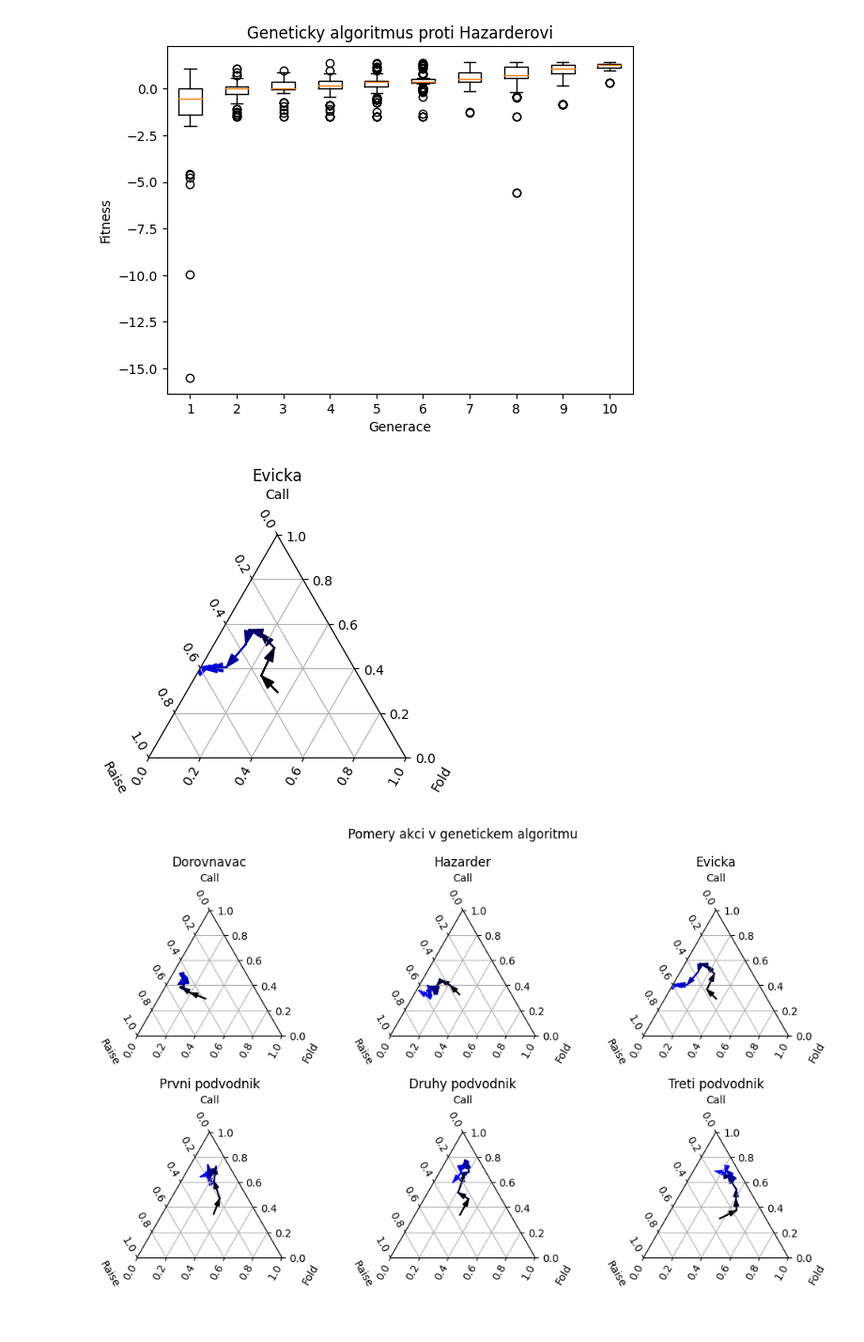
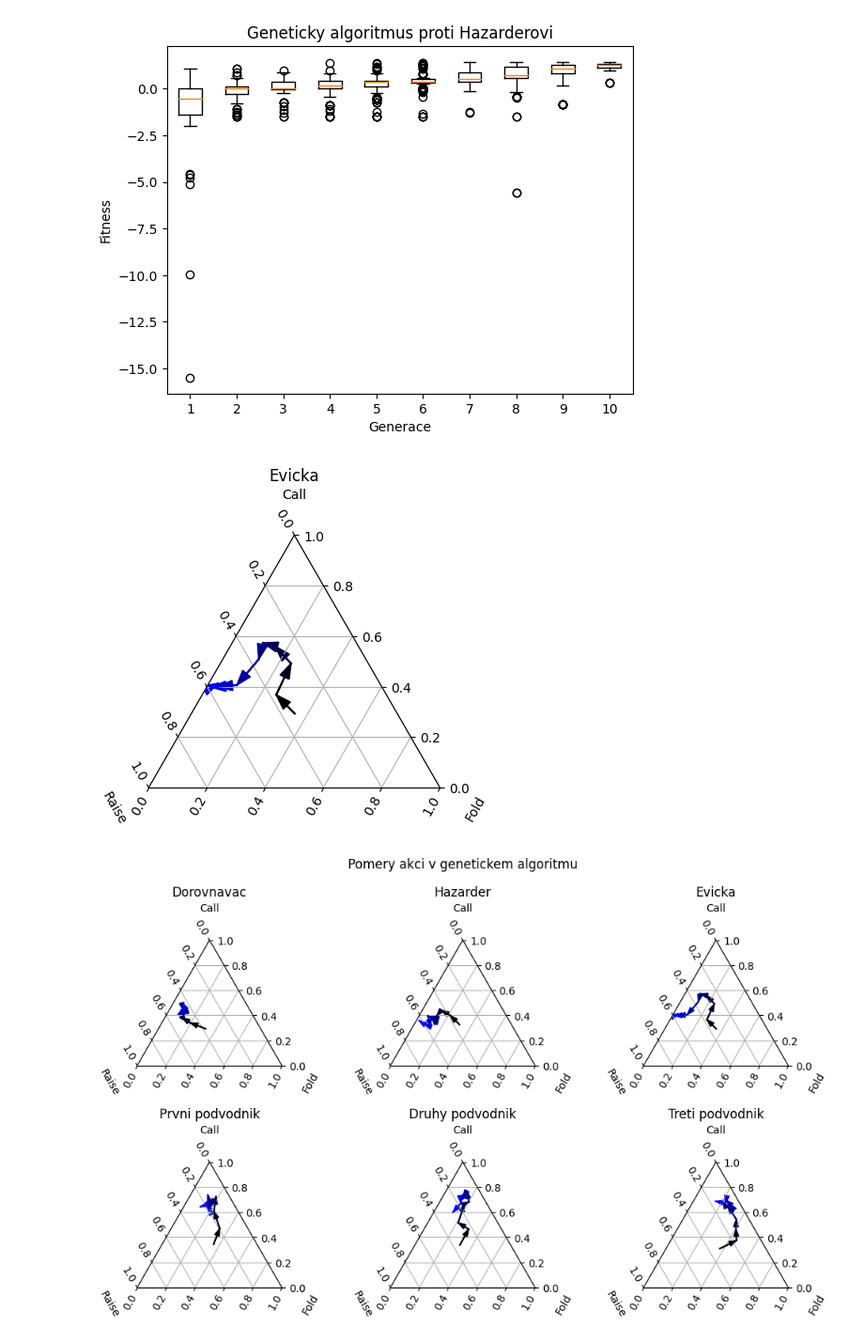
Before and after one commit to LambSauceJK/poker, a Jupyter notebook: gs_analysis.ipynb, the cells around one changed output. Shown: that part at 94% size. Cells and saved outputs as stored; diff of their text form; code cells hidden in the pictures.

Commit message:
fancy plots

```diff
--- a/gs_analysis.ipynb
+++ b/gs_analysis.ipynb
@@ -43,38 +43,40 @@ def mix(col0, col1, ratio):
     return tuple(cmp0*ratio+cmp1*(1-ratio)
         for cmp0, cmp1 in zip(col0, col1))
 black, blue = to_rgb("black"), to_rgb("blue")
 
 def triangle_plot(fig, foldername, opponent, position):
     data = get_actions(foldername)
     x = [d["call"] for d in data.values()]
     y = [d["raise"] for d in data.values()]
     z = [d["fold"] for d in data.values()]
-    ax = fig.add_subplot(2,3,position,
+    ax = fig.add_subplot(1,1,position,
                          projection="ternary")
+    ax.grid()
     for i, (xi, yi, zi) in enumerate(zip(x, y, z)):
         if i < len(x) - 1:
             path_color = mix(blue, black, i/8)
             ax.plot([xi, x[i+1]], [yi, y[i+1]], [zi, z[i+1]], color=path_color)
             arrow_placement = 1
             ax.arrow(xi, yi, zi,
                      (x[i+1] - xi)*arrow_placement,
                      (y[i+1] - yi)*arrow_placement,
                      (z[i+1] - zi)*arrow_placement,
                      color=path_color,
                      shape='full',
                      length_includes_head = True,
                      head_width=0.04)
-    ax.grid()
     ax.set_tlabel('Call')
     ax.set_llabel('Raise')
     ax.set_rlabel('Fold')
     ax.set_title(opponent)
 
-fig = plt.figure()
-triangle_plot(fig, "gs_evicka", "Evicka", 1)
+fig = plt.figure(figsize=(5,5))
+triangle_plot(fig, "gs_evicka", "", 1)
+plt.title("Evicka")
+fig.savefig("./images/ternary_single.eps")
 plt.show()
 # %% [output]
-[figure, old version]
+[figure, new version]
 # %%
 titles = ["Dorovnavac", "Hazarder", "Evicka", "Prvni podvodnik", "Druhy podvodnik", "Treti podvodnik"]
 folders = ["gs_callmachine", "gs_hazard", "gs_evicka", "gs_cheater_hands", "gs_cheater_community", "gs_cheater"]
```
Also changed, not shown: 3 other files.
